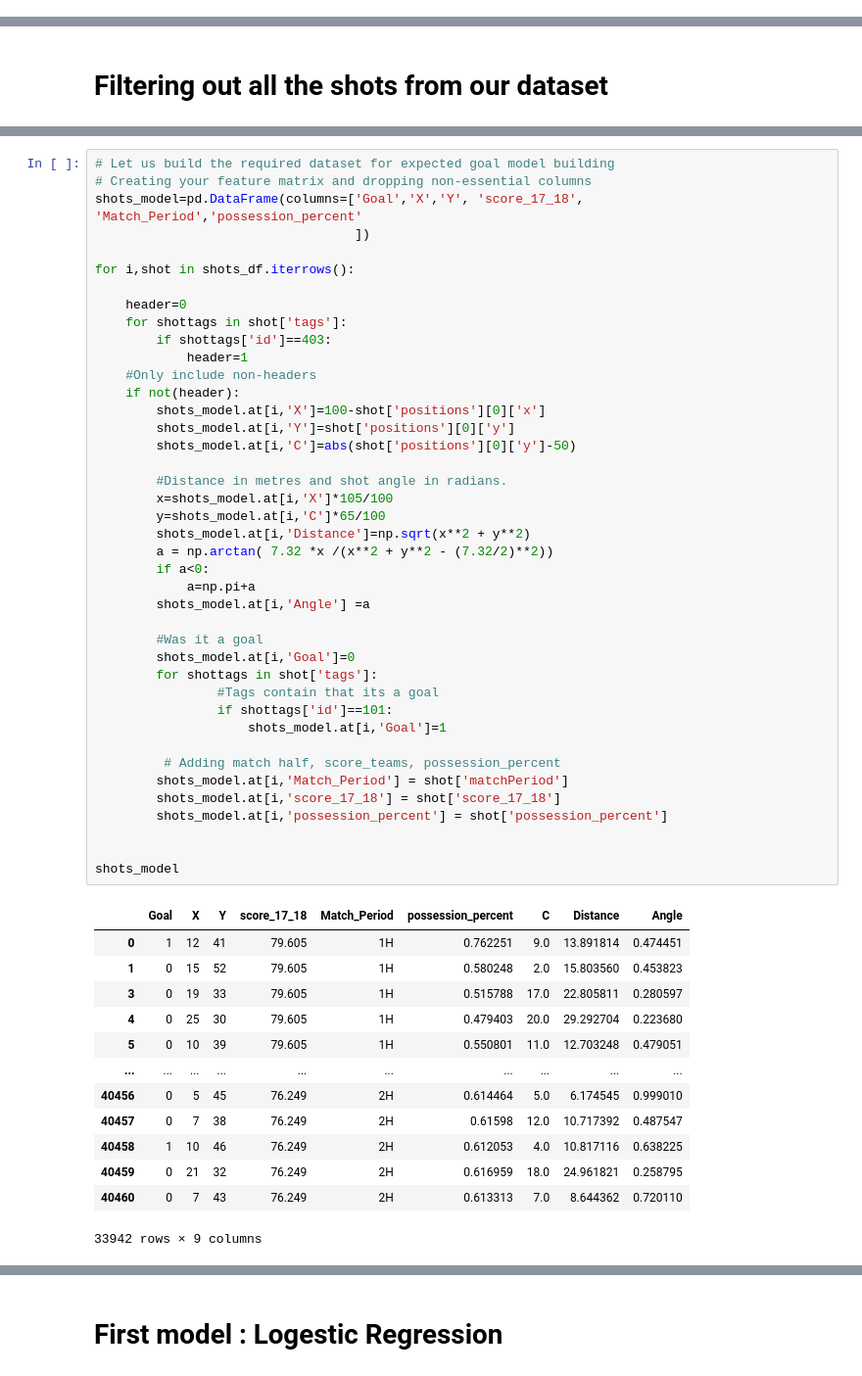
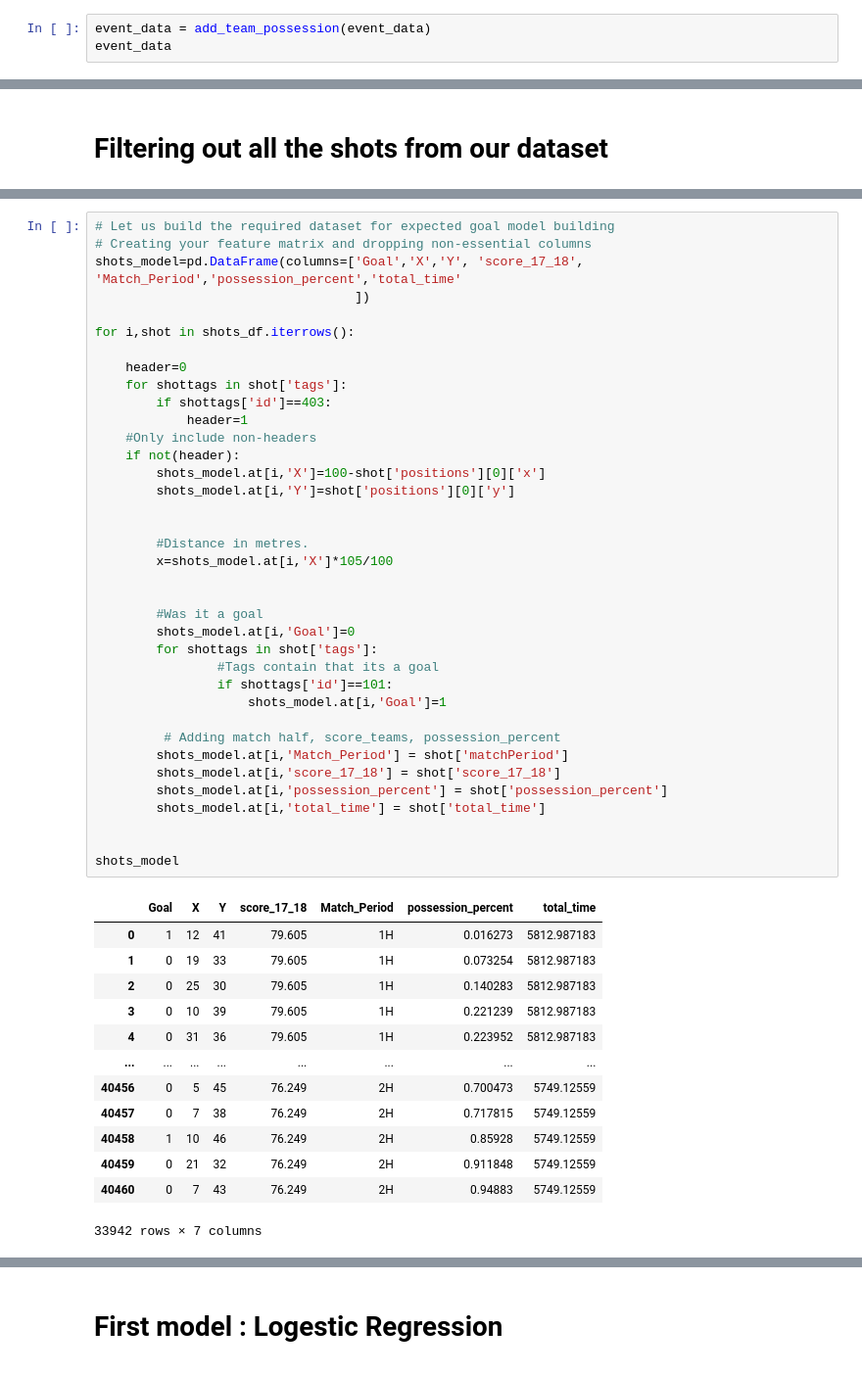
Before and after one commit to Anhali/xG_model-_python, a Jupyter notebook: xG_model.ipynb, the cells around one changed output, grey strips where cells are left out. Shown at 98% size. Drawn from its saved outputs; the diff is of its cells as text.

```diff
--- a/xG_model.ipynb
+++ b/xG_model.ipynb
@@ -204,0 +205,3 @@ event_data
+# %%
+event_data = add_team_possession(event_data)
+event_data
@@ -261,58 +278,54 @@ shots_df
 # %%
 # Let us build the required dataset for expected goal model building
 # Creating your feature matrix and dropping non-essential columns
-shots_model=pd.DataFrame(columns=['Goal','X','Y', 'score_17_18', 'Match_Period','possession_percent'
+shots_model=pd.DataFrame(columns=['Goal','X','Y', 'score_17_18', 'Match_Period','possession_percent','total_time'
                                   ])
 
 for i,shot in shots_df.iterrows():
 
     header=0
     for shottags in shot['tags']:
         if shottags['id']==403:
             header=1
     #Only include non-headers
     if not(header):
         shots_model.at[i,'X']=100-shot['positions'][0]['x']
         shots_model.at[i,'Y']=shot['positions'][0]['y']
-        shots_model.at[i,'C']=abs(shot['positions'][0]['y']-50)
 
-        #Distance in metres and shot angle in radians.
+
+        #Distance in metres.
         x=shots_model.at[i,'X']*105/100
-        y=shots_model.at[i,'C']*65/100
-        shots_model.at[i,'Distance']=np.sqrt(x**2 + y**2)
-        a = np.arctan( 7.32 *x /(x**2 + y**2 - (7.32/2)**2))
-        if a<0:
-            a=np.pi+a
-        shots_model.at[i,'Angle'] =a
+
 
         #Was it a goal
         shots_model.at[i,'Goal']=0
         for shottags in shot['tags']:
                 #Tags contain that its a goal
                 if shottags['id']==101:
                     shots_model.at[i,'Goal']=1
 
          # Adding match half, score_teams, possession_percent
         shots_model.at[i,'Match_Period'] = shot['matchPeriod']
         shots_model.at[i,'score_17_18'] = shot['score_17_18']
         shots_model.at[i,'possession_percent'] = shot['possession_percent']
+        shots_model.at[i,'total_time'] = shot['total_time']
 
 
 shots_model
 # %% [output]
-|  | Goal | X | Y | score_17_18 | Match_Period | possession_percent | C | Distance | Angle |
-| 0 | 1 | 12 | 41 | 79.605 | 1H | 0.762251 | 9.0 | 13.891814 | 0.474451 |
-| 1 | 0 | 15 | 52 | 79.605 | 1H | 0.580248 | 2.0 | 15.803560 | 0.453823 |
-| 3 | 0 | 19 | 33 | 79.605 | 1H | 0.515788 | 17.0 | 22.805811 | 0.280597 |
-| 4 | 0 | 25 | 30 | 79.605 | 1H | 0.479403 | 20.0 | 29.292704 | 0.223680 |
-| 5 | 0 | 10 | 39 | 79.605 | 1H | 0.550801 | 11.0 | 12.703248 | 0.479051 |
-| ... | ... | ... | ... | ... | ... | ... | ... | ... | ... |
-| 40456 | 0 | 5 | 45 | 76.249 | 2H | 0.614464 | 5.0 | 6.174545 | 0.999010 |
-| 40457 | 0 | 7 | 38 | 76.249 | 2H | 0.61598 | 12.0 | 10.717392 | 0.487547 |
-| 40458 | 1 | 10 | 46 | 76.249 | 2H | 0.612053 | 4.0 | 10.817116 | 0.638225 |
-| 40459 | 0 | 21 | 32 | 76.249 | 2H | 0.616959 | 18.0 | 24.961821 | 0.258795 |
-| 40460 | 0 | 7 | 43 | 76.249 | 2H | 0.613313 | 7.0 | 8.644362 | 0.720110 |
+|  | Goal | X | Y | score_17_18 | Match_Period | possession_percent | total_time |
+| 0 | 1 | 12 | 41 | 79.605 | 1H | 0.016273 | 5812.987183 |
+| 1 | 0 | 19 | 33 | 79.605 | 1H | 0.073254 | 5812.987183 |
+| 2 | 0 | 25 | 30 | 79.605 | 1H | 0.140283 | 5812.987183 |
+| 3 | 0 | 10 | 39 | 79.605 | 1H | 0.221239 | 5812.987183 |
+| 4 | 0 | 31 | 36 | 79.605 | 1H | 0.223952 | 5812.987183 |
+| ... | ... | ... | ... | ... | ... | ... | ... |
+| 40456 | 0 | 5 | 45 | 76.249 | 2H | 0.700473 | 5749.12559 |
+| 40457 | 0 | 7 | 38 | 76.249 | 2H | 0.717815 | 5749.12559 |
+| 40458 | 1 | 10 | 46 | 76.249 | 2H | 0.85928 | 5749.12559 |
+| 40459 | 0 | 21 | 32 | 76.249 | 2H | 0.911848 | 5749.12559 |
+| 40460 | 0 | 7 | 43 | 76.249 | 2H | 0.94883 | 5749.12559 |
-33942 rows × 9 columns
+33942 rows × 7 columns
 # %%
 # Match_Period is a categorical variable. So we will perform one-hot encoding for the column
 
```
Also changed, not shown: parts of 36 cells of this notebook.
